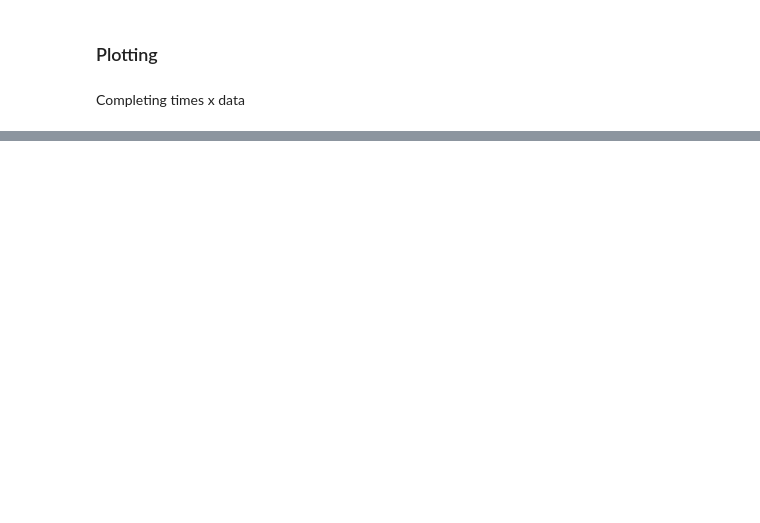
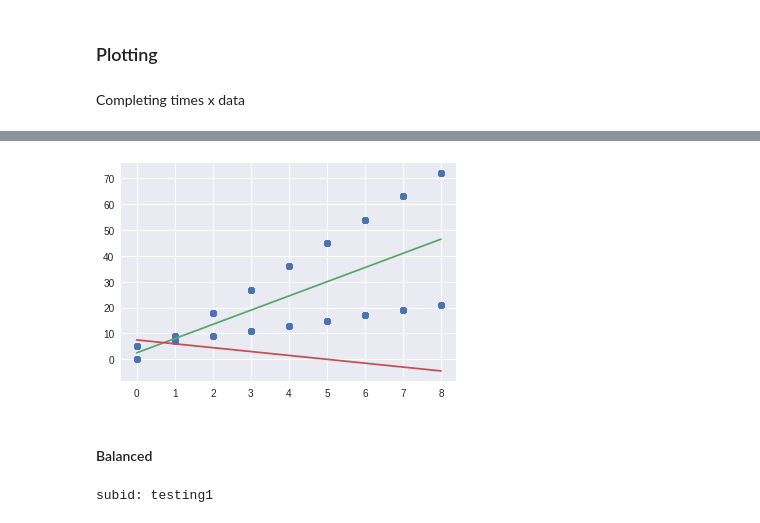
Before and after one commit to kutaslab/fitgrid, a Jupyter notebook: eegr/notebooks/simdata_tutorial.ipynb, the cells around one changed output, grey strips where cells are left out. Saved outputs shown, nothing was run; the diff lists cells and outputs as text; code cells hidden in the pictures; blank space fills up the shorter version.

```diff
--- a/eegr/notebooks/simdata_tutorial.ipynb
+++ b/eegr/notebooks/simdata_tutorial.ipynb
@@ -137,0 +111,5 @@ sns.heatmap(fit_grids[0]['diag']['cooks_d'], annot=False, fmt="g")
+# %%
+line1 = [i[0] for x in range(fit_grids[0].shape[0])
+         for i in (fit_grids[0][x][0]['fit']['coef'])]
+line2 = [i[1] for x in range(fit_grids[0].shape[0])
+         for i in (fit_grids[0][x][0]['fit']['coef'])]
@@ -137,0 +124,15 @@ sns.heatmap(fit_grids[0]['diag']['cooks_d'], annot=False, fmt="g")
+# %%
+_ = plt.plot(sample_df['times'],sample_df['data'],'o',
+         np.unique(sample_df['times']), line1,
+         np.unique(sample_df['times']),
+                   [x + y for x, y in zip(line1, line2)])
+# %% [output]
+[figure, added]
+# %% [markdown]
+#### Balanced
+# %%
+LHS = ["data"]
+RHS = "C(cat, Poly) + -1"
+fit_grids = fb.make_fit_table(sample_df,LHS,RHS)
+# %% [output]
+subid: testing1
```
Also changed, not shown: parts of 57 cells of this notebook, 2 other files.
